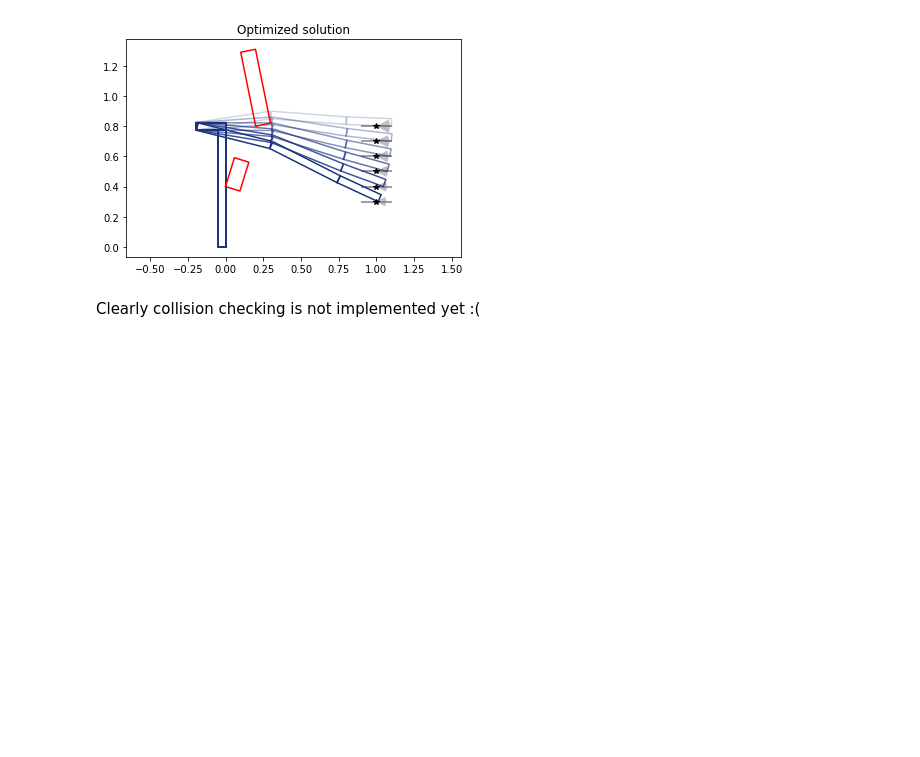
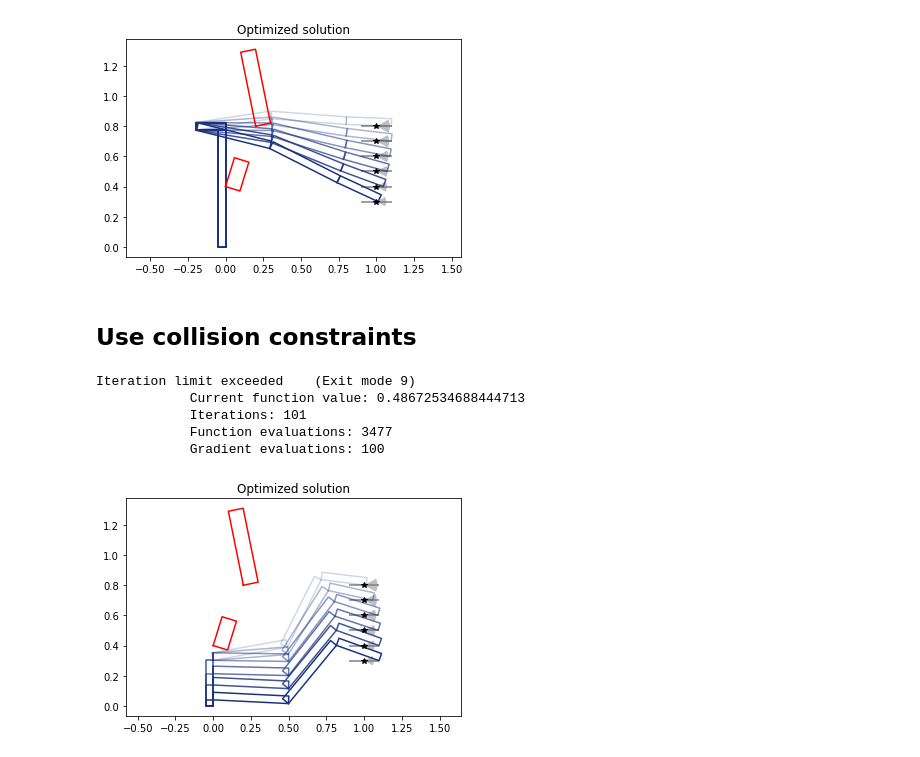
Before and after one commit to JeroenDM/planar_python_robotics, a Jupyter notebook: example_redundant_kinematics.ipynb, the cells around one changed output. Cells and saved outputs as stored; diff of their text form; code cells hidden in the pictures; blank space fills up the shorter version.

```diff
--- a/example_redundant_kinematics.ipynb
+++ b/example_redundant_kinematics.ipynb
@@ -40,7 +41,7 @@ from ppr.path import cart_to_joint
 # %% [markdown]
 The following function can be quit slow. I have c++ code for collision checking between rectangles to improve performance by a factor 5 or so. Should at this to the master branch.
 # %%
-robot1.ik_samples = 10
+robot1.ik_samples = 15
 path_js = cart_to_joint(robot1, path1, check_collision=True, scene=sc1)
 # %%
 fig2, ax2 = plt.subplots()
@@ -101,5 +102,24 @@ for r in sc1: r.plot(ax4, 'r')
 plt.show()
 # %% [output]
 [figure]
-# %% [markdown]
-Clearly collision checking is not implemented yet :(
+# %% [markdown]
+## Use collision constraints
+# %%
+q_opt2, dq_opt2, ddq_opt2 = get_optimal_trajectory(robot1, path1, q_init,
+                                               check_collision=True, scene=sc1)
+# %% [output]
+Iteration limit exceeded    (Exit mode 9)
+            Current function value: 0.48672534688444713
+            Iterations: 101
+            Function evaluations: 3477
+            Gradient evaluations: 100
+# %%
+fig5, ax5 = plt.subplots()
+plt.title("Optimized solution")
+ax5.axis('equal')
+robot1.plot_path(ax5, q_opt2)
+for tp in path1: tp.plot(ax5)
+for r in sc1: r.plot(ax5, 'r')
+plt.show()
+# %% [output]
+[figure, added]
```
Also changed, not shown: parts of 1 cell of this notebook, 4 other files.
